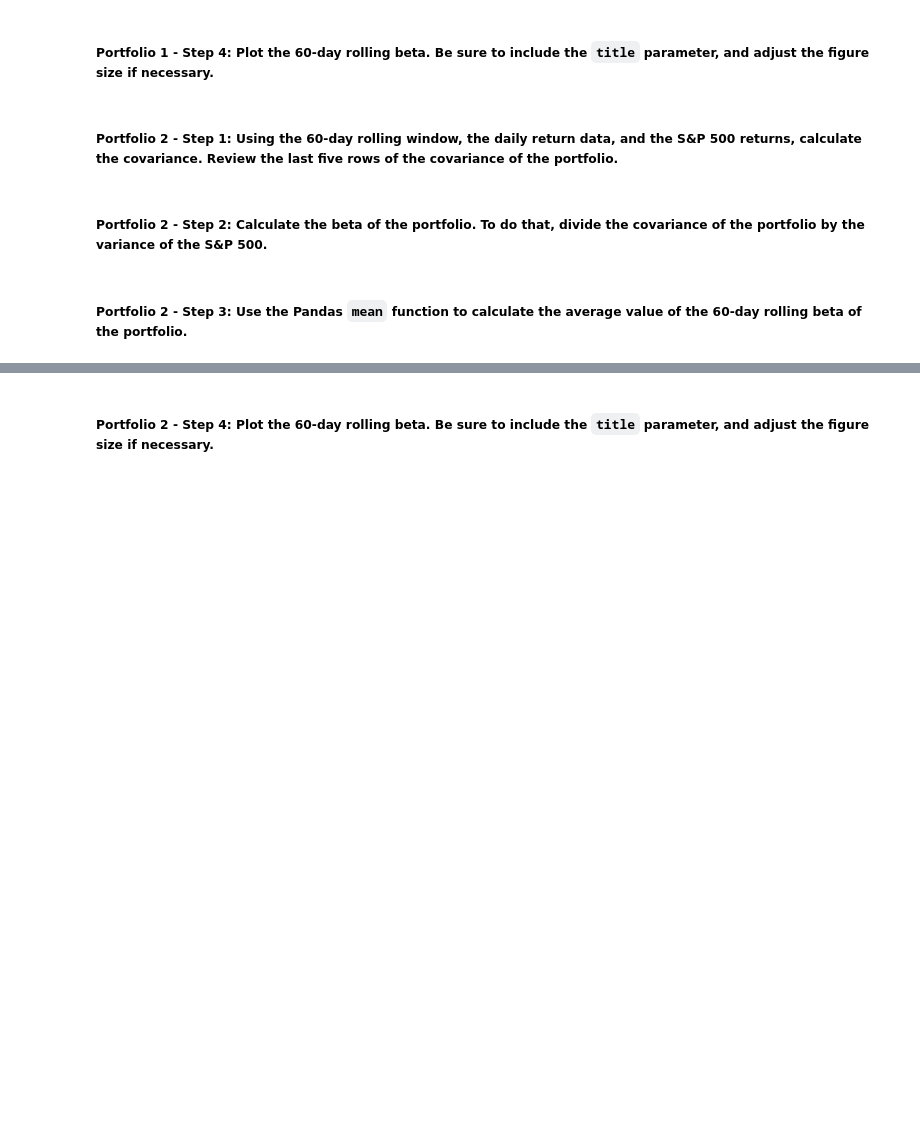
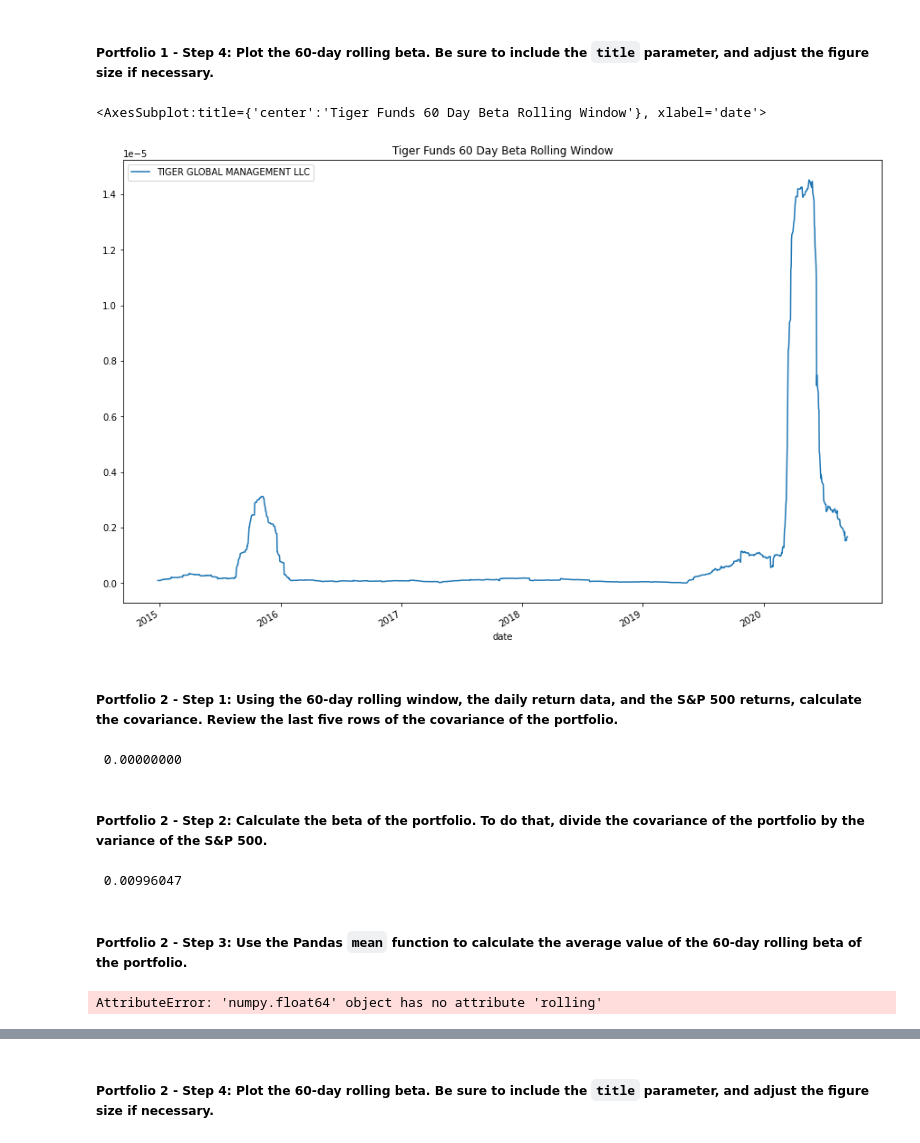
Before and after one commit to TheoG2022/TRG_Challenge_4, a Jupyter notebook: risk_return_analysis.ipynb, the cells around one changed output, grey strips where cells are left out. Drawn from its saved outputs; the diff is of its cells as text; code cells hidden in the pictures; blank space fills up the shorter version.

```diff
--- a/risk_return_analysis.ipynb
+++ b/risk_return_analysis.ipynb
@@ -632,7 +630,13 @@ tiger_rolling_variance.head()
 # %%
 # Plot the rolling beta
 # Include a title parameter and adjust the figure size
 # YOUR CODE HERE
+
+
+tiger_5.rolling(window=60).var().dropna().plot(title='Tiger Funds 60 Day Beta Rolling Window', figsize=(15,10))
+# %% [output]
+<AxesSubplot:title={'center':'Tiger Funds 60 Day Beta Rolling Window'}, xlabel='date'>
+[figure, added]
 # %% [markdown]
 ##### Portfolio 2 - Step 1: Using the 60-day rolling window, the daily return data, and the S&P 500 returns, calculate the covariance. Review the last five rows of the covariance of the portfolio.
 # %%
@@ -642,11 +648,27 @@ tiger_rolling_variance.head()
+# %%
+print(f'{tiger_sp_covariance: .8f}')
+# %% [output]
+ 0.00000000
 # %% [markdown]
 ##### Portfolio 2 - Step 2: Calculate the beta of the portfolio. To do that, divide the covariance of the portfolio by the variance of the S&P 500.
 # %%
 # Calculate the beta based on the 60-day rolling covariance compared to the market (S&P 500)
 # Review the last five rows of the beta information
 # YOUR CODE HERE
+
+tiger_sp_beta = tiger_rolling_variance['TIGER GLOBAL MANAGEMENT LLC'].cov(sp_rolling_variance['S&P 500']) / sp_rolling_variance['S&P 500'].var()
+
+print(f'{tiger_sp_beta: .8f}')
+# %% [output]
+ 0.00996047
 # %% [markdown]
 ##### Portfolio 2 - Step 3: Use the Pandas `mean` function to calculate the average value of the 60-day rolling beta of the portfolio.
 # %%
 # Calculate the average of the 60-day rolling beta
 # YOUR CODE HERE
+
+# tiger_rolling_variance = tiger_5.rolling(window=60).var().dropna()
+
+tiger_rolling_beta = tiger_sp_beta.rolling(window=60)
+# %% [output]
+AttributeError: 'numpy.float64' object has no attribute 'rolling'
```
Also changed, not shown: parts of 12 cells of this notebook, 1 other file.
